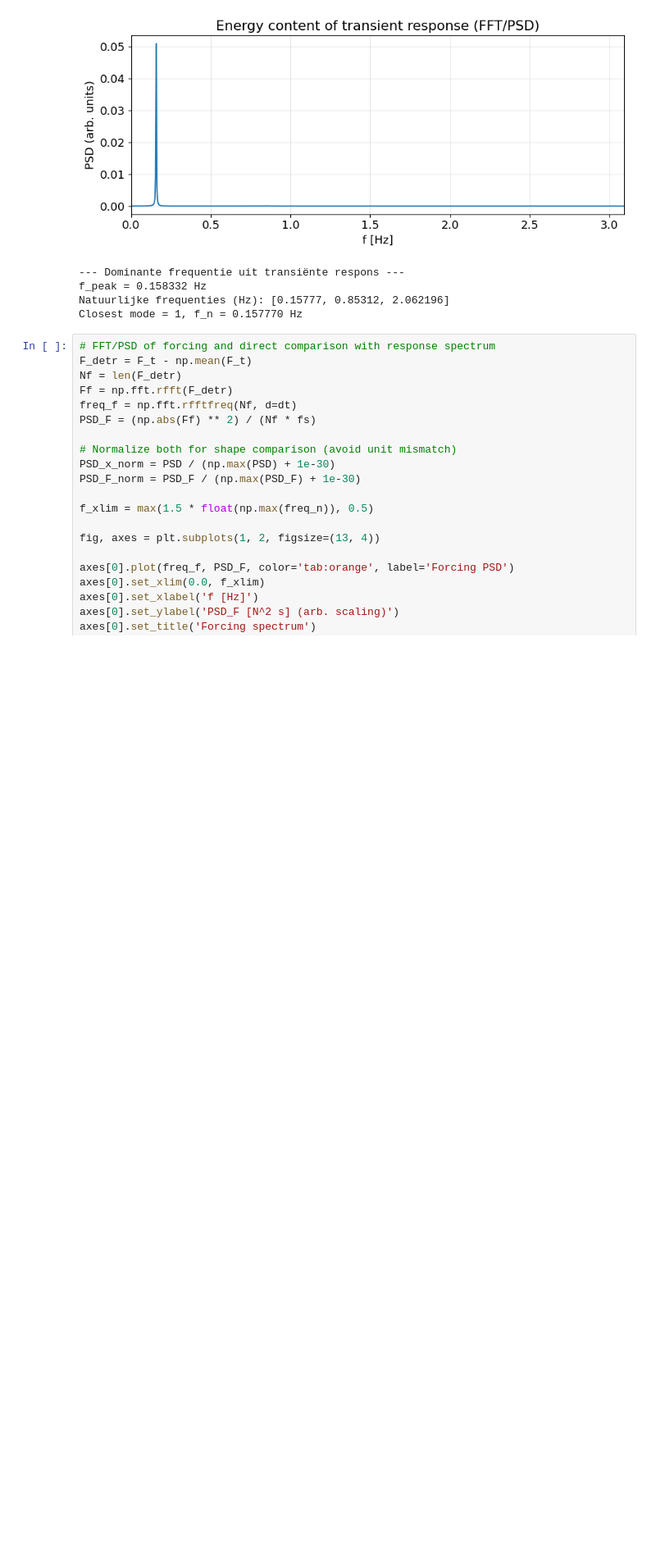
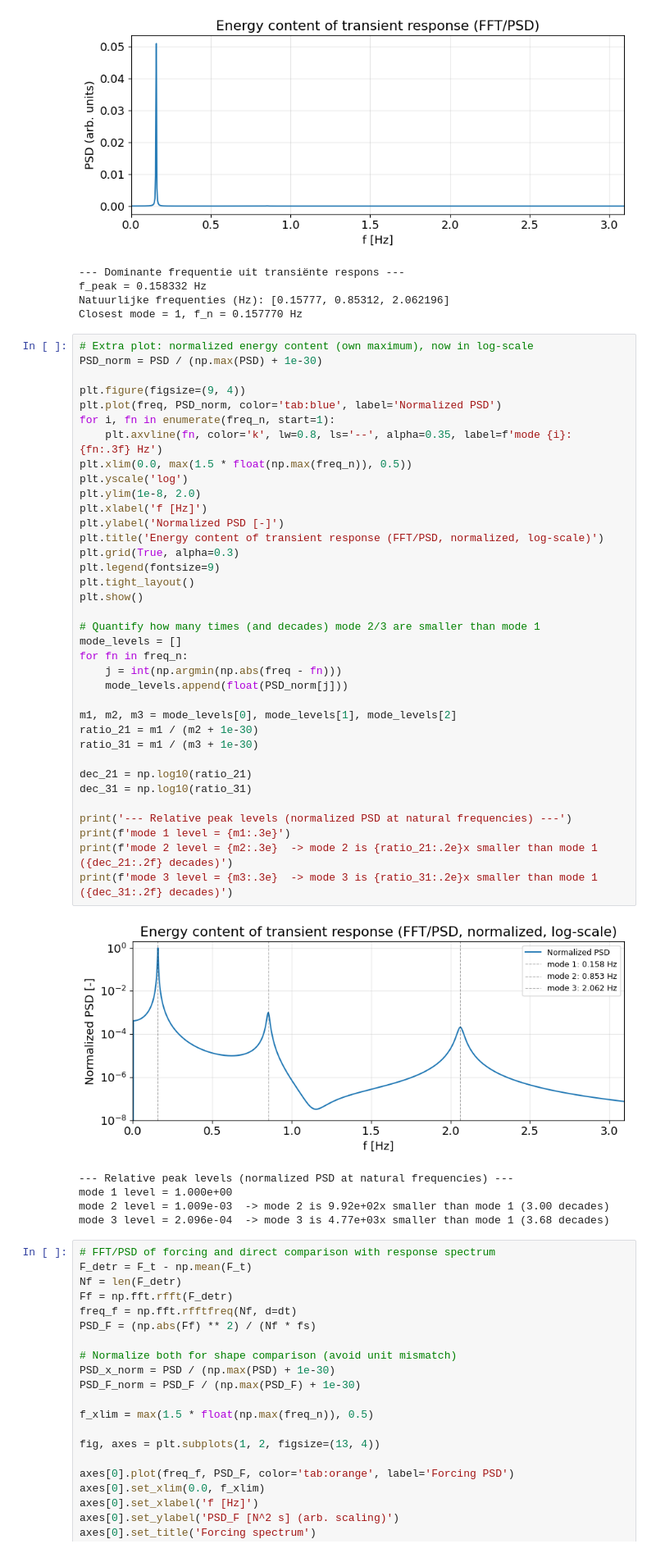
Before and after one commit to JulianEngel1999/FSI_Assignment_2, a Jupyter notebook: impulsive_wave_breaking.ipynb, the cells around one changed output. Shown at 82% size. Saved outputs shown, nothing was run; the diff lists cells and outputs as text; blank space fills up the shorter version.

```diff
--- a/impulsive_wave_breaking.ipynb
+++ b/impulsive_wave_breaking.ipynb
@@ -659,6 +659,48 @@ print(f'Closest mode = {closest_mode + 1}, f_n = {freq_n[closest_mode]:.6f} Hz')
 f_peak = 0.158332 Hz
 Natuurlijke frequenties (Hz): [0.15777, 0.85312, 2.062196]
 Closest mode = 1, f_n = 0.157770 Hz
+# %%
+# Extra plot: normalized energy content (own maximum), now in log-scale
+PSD_norm = PSD / (np.max(PSD) + 1e-30)
+
+plt.figure(figsize=(9, 4))
+plt.plot(freq, PSD_norm, color='tab:blue', label='Normalized PSD')
+for i, fn in enumerate(freq_n, start=1):
+    plt.axvline(fn, color='k', lw=0.8, ls='--', alpha=0.35, label=f'mode {i}: {fn:.3f} Hz')
+plt.xlim(0.0, max(1.5 * float(np.max(freq_n)), 0.5))
+plt.yscale('log')
+plt.ylim(1e-8, 2.0)
+plt.xlabel('f [Hz]')
+plt.ylabel('Normalized PSD [-]')
+plt.title('Energy content of transient response (FFT/PSD, normalized, log-scale)')
+plt.grid(True, alpha=0.3)
+plt.legend(fontsize=9)
+plt.tight_layout()
+plt.show()
+
+# Quantify how many times (and decades) mode 2/3 are smaller than mode 1
+mode_levels = []
+for fn in freq_n:
+    j = int(np.argmin(np.abs(freq - fn)))
+    mode_levels.append(float(PSD_norm[j]))
+
+m1, m2, m3 = mode_levels[0], mode_levels[1], mode_levels[2]
+ratio_21 = m1 / (m2 + 1e-30)
+ratio_31 = m1 / (m3 + 1e-30)
+
+dec_21 = np.log10(ratio_21)
+dec_31 = np.log10(ratio_31)
+
+print('--- Relative peak levels (normalized PSD at natural frequencies) ---')
+print(f'mode 1 level = {m1:.3e}')
+print(f'mode 2 level = {m2:.3e}  -> mode 2 is {ratio_21:.2e}x smaller than mode 1 ({dec_21:.2f} decades)')
+print(f'mode 3 level = {m3:.3e}  -> mode 3 is {ratio_31:.2e}x smaller than mode 1 ({dec_31:.2f} decades)')
+# %% [output]
+[figure, added]
+--- Relative peak levels (normalized PSD at natural frequencies) ---
+mode 1 level = 1.000e+00
+mode 2 level = 1.009e-03  -> mode 2 is 9.92e+02x smaller than mode 1 (3.00 decades)
+mode 3 level = 2.096e-04  -> mode 3 is 4.77e+03x smaller than mode 1 (3.68 decades)
 # %%
 # FFT/PSD of forcing and direct comparison with response spectrum
 F_detr = F_t - np.mean(F_t)
```
Also changed, not shown: parts of 1 cell of this notebook, 1 other file.
